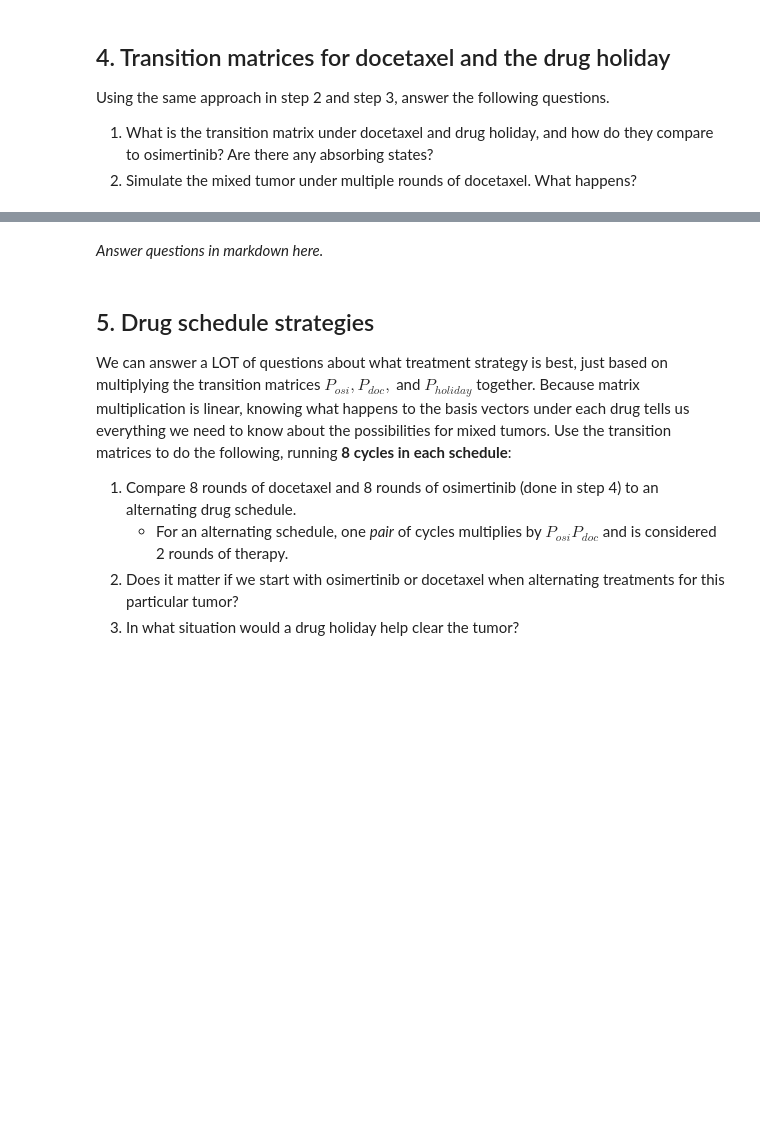
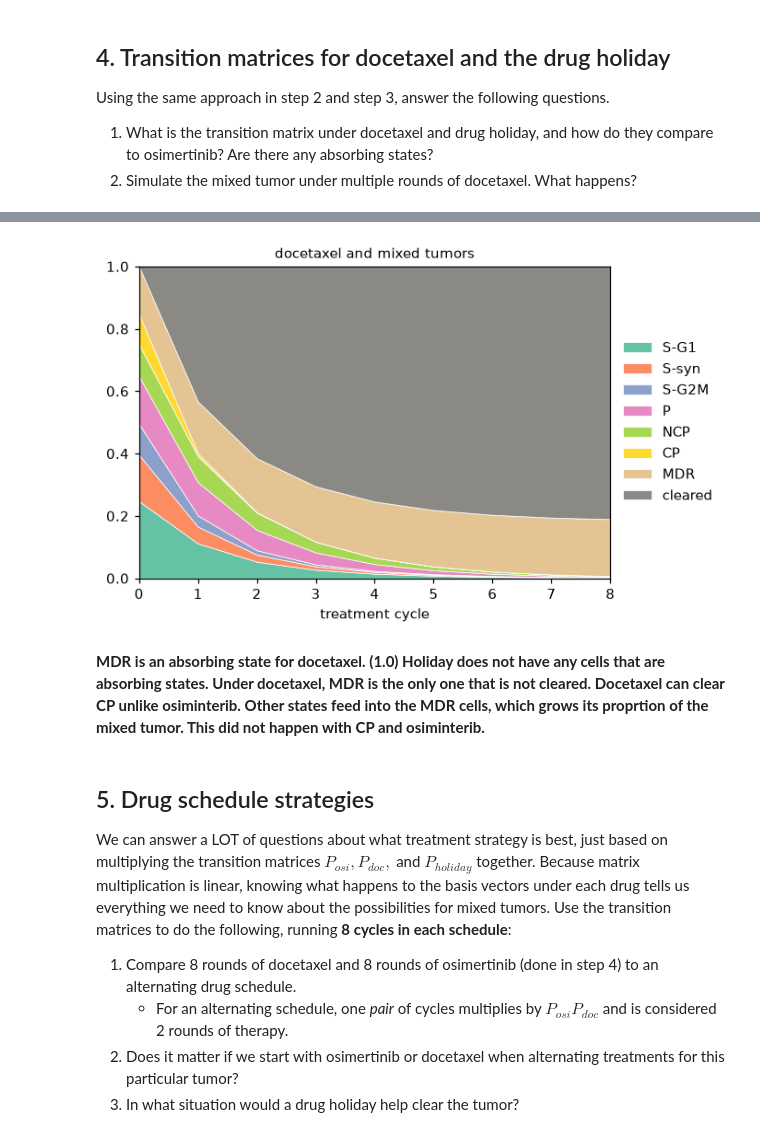
Before and after one commit to jackkovach1/UU_F26_templates, a Jupyter notebook: Week10/thursday_lab/Lab09_markov_chain.ipynb, the cells around one changed output, grey strips where cells are left out. Saved outputs shown, nothing was run; the diff lists cells and outputs as text; code cells hidden in the pictures; blank space fills up the shorter version.

```diff
--- a/Week10/thursday_lab/Lab09_markov_chain.ipynb
+++ b/Week10/thursday_lab/Lab09_markov_chain.ipynb
@@ -242,6 +358,24 @@ Using the same approach in step 2 and step 3, answer the following questions.
 # keep these as 8x8 numpy arrays (with the cleared row): the random walks index rows by position
 P_osi = P_hat.to_numpy()
 
-P_doc = ...       # TODO
+#P_doc = ...       # TODO
+doc = cells[cells["experiment"] == "docetaxel"]
+at_A_doc = doc[doc.timepoint == "A"][["lineage_tag", "state"]]
+at_B_doc = doc[doc.timepoint == "B"][["lineage_tag", "state"]]
 
-P_holiday = ...   # TODO
+pairs_doc = pd.merge(at_A_doc, at_B_doc, on="lineage_tag", how="left", suffixes=("_A", "_B"))
+pairs_doc["state_B"] = pairs_doc["state_B"].fillna("cleared")
+
+counts_doc = (pd.crosstab(pairs_doc.state_A, pairs_doc.state_B)
+                .reindex(index=STATES, columns=OUTCOMES, fill_value=0))
+P_hat_doc = counts_doc.div(counts_doc.sum(axis=1), axis=0)
+
+P_hat_doc.loc["cleared"] = pd.Series({rowname: (1 if rowname == "cleared" else 0) for rowname in P_hat_doc.columns})
+
+P_osi = P_hat.to_numpy()
+P_doc = P_hat_doc.to_numpy()
+
+print("transition counts:")
+display(counts_doc)
+print("transition matrix docetaxel one cycle")
+P_hat_doc.round(4)
@@ -250,7 +456,15 @@ P_holiday = ...   # TODO
 # %%
 # Simulate the evolution of pi_mix under docetaxel
+evolved_pi_mix_doc = evolve(pi_mix, P_doc, N_CYCLES)
+
+fig, ax = plt.subplots(figsize=(6, 4))
+plot_trajectory(evolved_pi_mix_doc, ax, "docetaxel and mixed tumors")
+ax.legend(loc="center left", bbox_to_anchor=(1, 0.5), frameon=False)
+plt.show()
+# %% [output]
+[figure, added]
 # %% [markdown]
-*Answer questions in markdown here.*
+**MDR is an absorbing state for docetaxel. (1.0) Holiday does not have any cells that are absorbing states. Under docetaxel, MDR is the only one that is not cleared. Docetaxel can clear CP unlike osiminterib. Other states feed into the MDR cells, which grows its proprtion of the mixed tumor. This did not happen with CP and osiminterib.**
 # %% [markdown]
 ## 5. Drug schedule strategies
 
```
Also changed, not shown: parts of 40 cells of this notebook.
